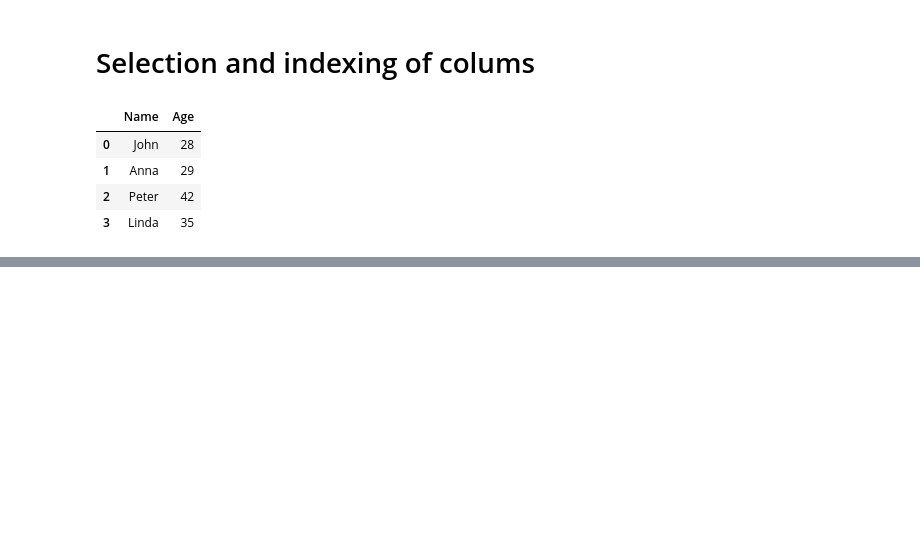
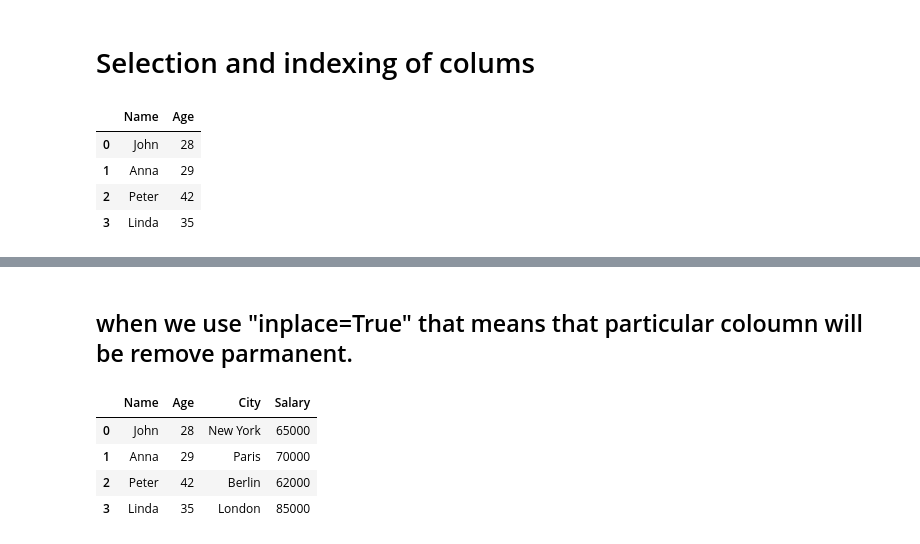
Before and after one commit to Pritam-Mondal18/Machine-Learning-yt, a Jupyter notebook: Pandas_phase1.ipynb, the cells around one changed output, grey strips where cells are left out. Drawn from its saved outputs; the diff is of its cells as text; code cells hidden in the pictures; blank space fills up the shorter version.

```diff
--- a/Pandas_phase1.ipynb
+++ b/Pandas_phase1.ipynb
@@ -132,0 +161,11 @@ df3[['Name',
+# %% [markdown]
+## when we use "inplace=True" that means that particular coloumn will be remove parmanent.
+# %%
+df3.drop('Designation',axis=1, inplace=True)
+df3
+# %% [output]
+|  | Name | Age | City | Salary |
+| 0 | John | 28 | New York | 65000 |
+| 1 | Anna | 29 | Paris | 70000 |
+| 2 | Peter | 42 | Berlin | 62000 |
+| 3 | Linda | 35 | London | 85000 |
```
Also changed, not shown: parts of 11 cells of this notebook.
